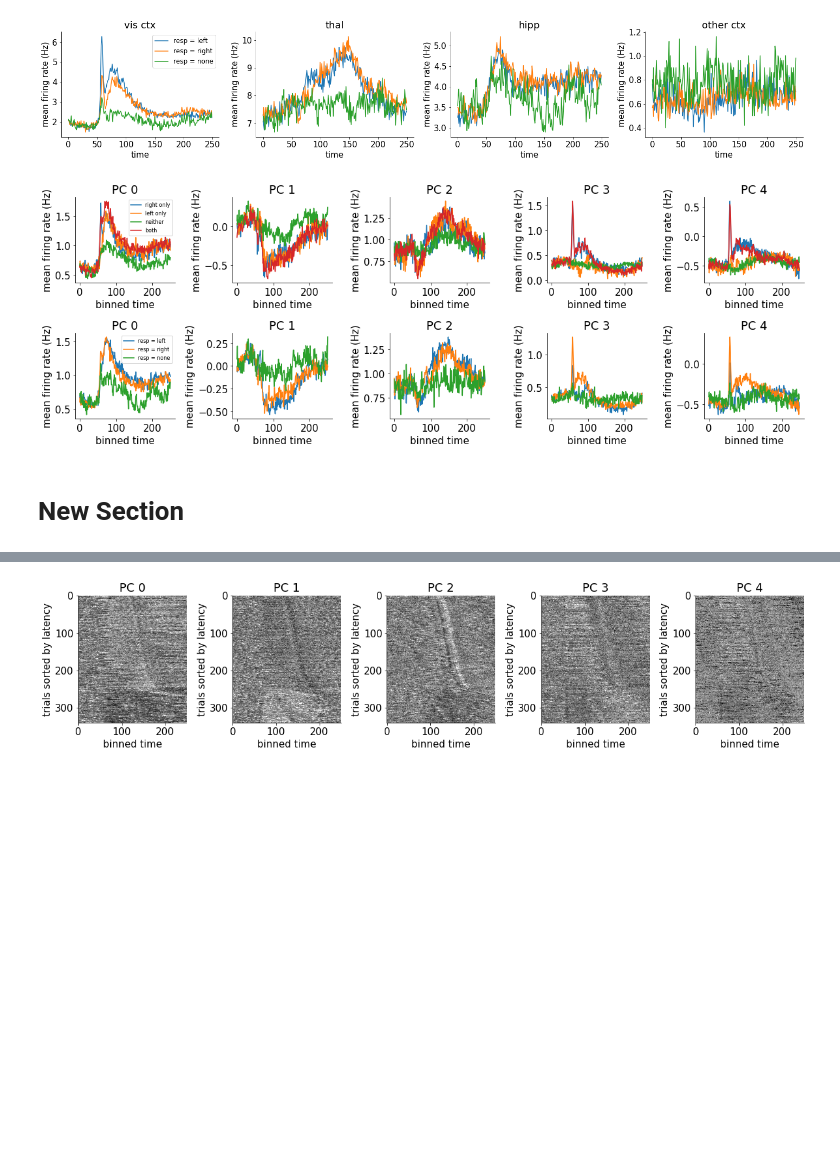
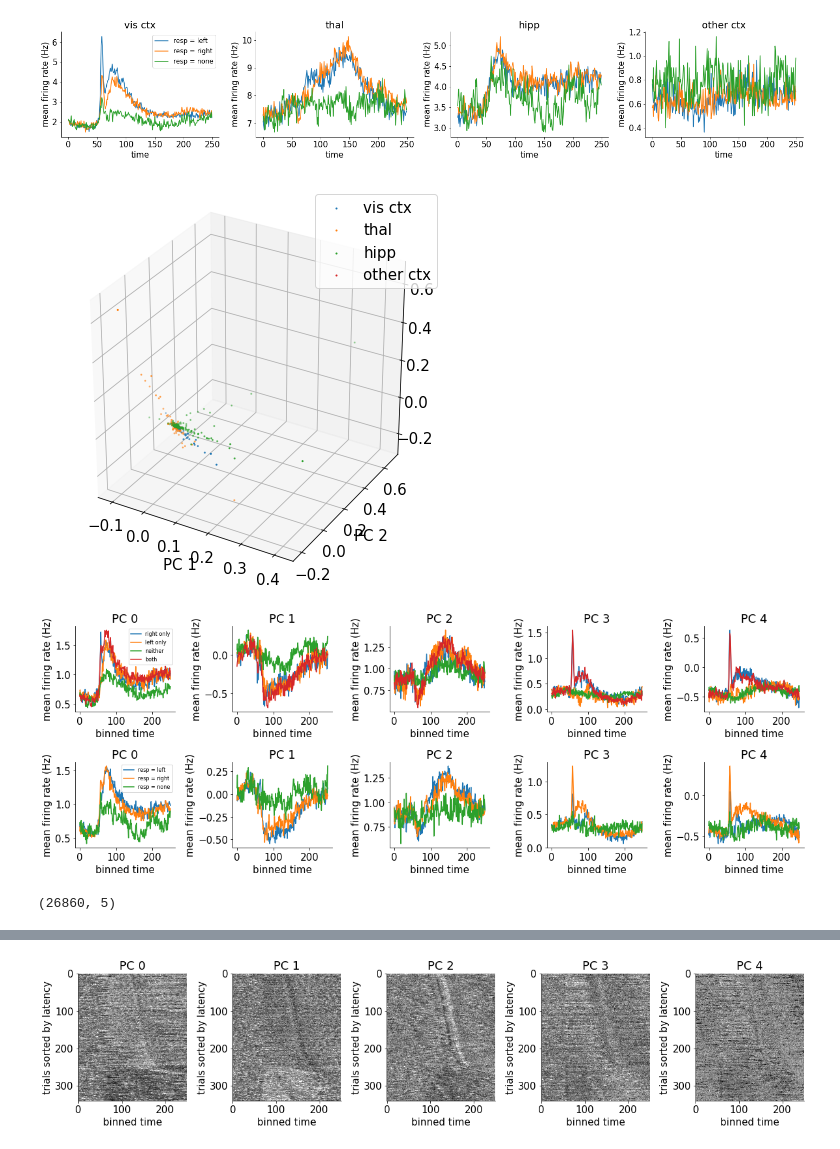
Before and after one commit to jingxlim/course-content, a Jupyter notebook: projects/steinmetz_dimred.ipynb, the cells around one changed output, grey strips where cells are left out. Cells and saved outputs as stored; diff of their text form; code cells hidden in the pictures; blank space fills up the shorter version.

```diff
--- a/projects/steinmetz_dimred.ipynb
+++ b/projects/steinmetz_dimred.ipynb
@@ -181,6 +190,28 @@ for j in range(nareas):
   ax.set(xlabel = 'time', ylabel = 'mean firing rate (Hz)')
 # %% [output]
 [figure]
+# %%
+fig = plt.figure(figsize=(6, 6))
+ax = fig.add_subplot(111, projection='3d')
+
+colors = ['tab:blue', 'tab:orange', 'tab:green',
+          'tab:red', 'tab:purple', 'tab:brown',
+          'tab:pink', 'tab:gray', 'tab:olive', 'tab:cyan']
+
+for j in range(nareas):
+  ax.scatter(W[0][barea==j],
+              W[1][barea==j],
+              W[2][barea==j],
+              s=1,
+              c=colors[j],
+              label=regions[j])
+plt.legend()
+plt.xlabel('PC 1')
+plt.ylabel('PC 2')
+
+plt.tight_layout()
+# %% [output]
+[figure, added]
 # %%
 # Top PC directions from stimulus + response period, with projections of the entire duration
 from sklearn.decomposition import PCA
@@ -221,6 +252,4 @@ for j in range(len(pc_10ms)):  ## for each PC
   ax.set(xlabel = 'binned time', ylabel = 'mean firing rate (Hz)')
   plt.title('PC %d'%j)
 # %% [output]
-[figure, old version]
+[figure, new version]
-# %% [markdown]
-# New Section
@@ -226,0 +258,4 @@ for j in range(len(pc_10ms)):  ## for each PC
+# %%
+droll_low.shape
+# %% [output]
+(26860, 5)
```
Also changed, not shown: parts of 10 cells of this notebook.
